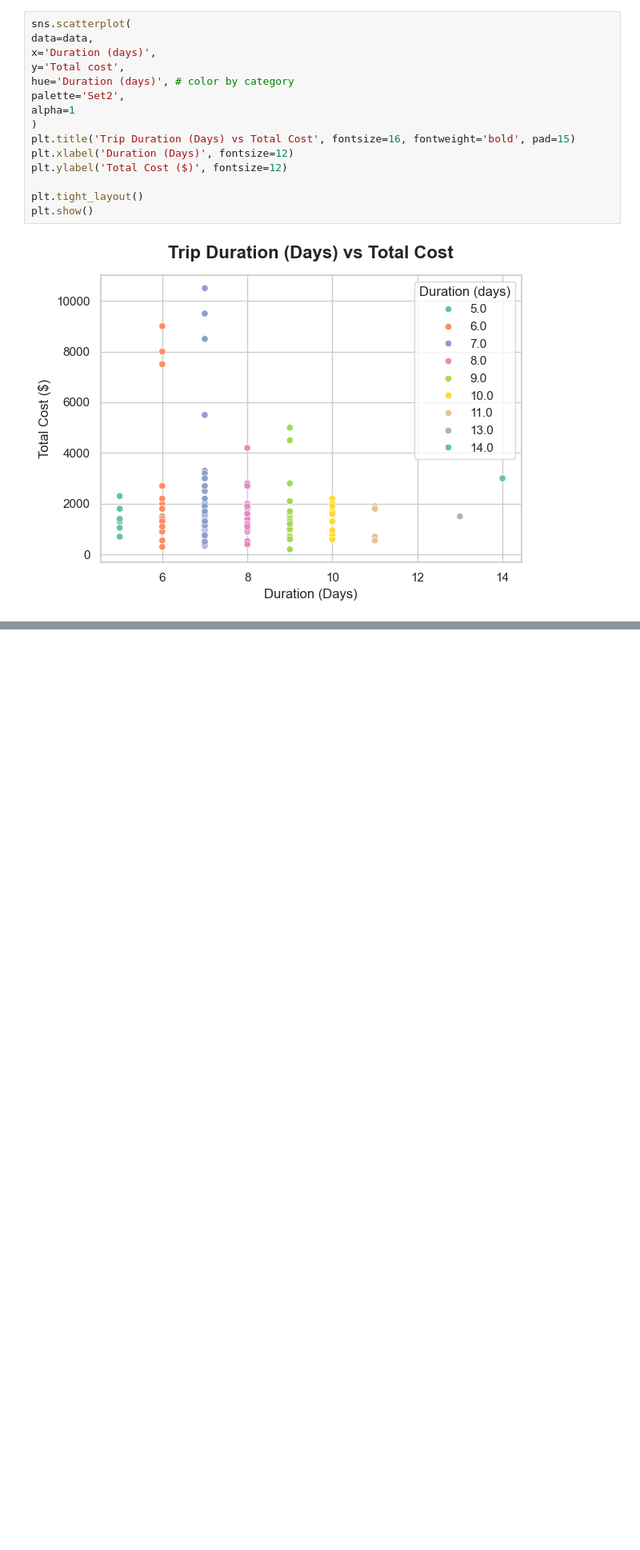
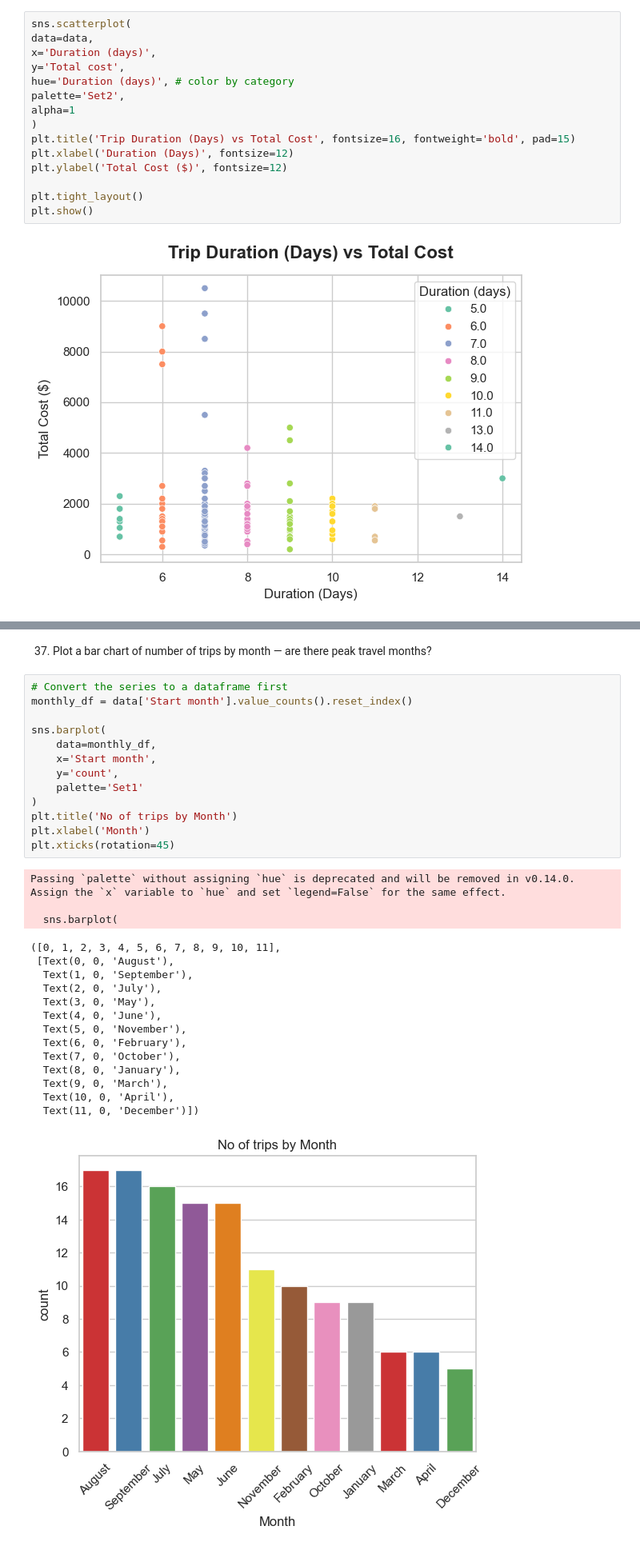
Before and after one commit to bikashsahani/Travel-Data-Analysis, a Jupyter notebook: Travel_data_analysis.ipynb, the cells around one changed output, grey strips where cells are left out. Shown at 80% size. Drawn from its saved outputs; the diff is of its cells as text; blank space fills up the shorter version.

```diff
--- a/Travel_data_analysis.ipynb
+++ b/Travel_data_analysis.ipynb
@@ -709,0 +748,33 @@ plt.show()
+# %% [markdown]
+37. Plot a bar chart of number of trips by month — are there peak travel months?
+# %%
+# Convert the series to a dataframe first
+monthly_df = data['Start month'].value_counts().reset_index()
+
+sns.barplot(
+    data=monthly_df,
+    x='Start month',
+    y='count',
+    palette='Set1'
+)
+plt.title('No of trips by Month')
+plt.xlabel('Month')
+plt.xticks(rotation=45)
+# %% [output]
+Passing `palette` without assigning `hue` is deprecated and will be removed in v0.14.0. Assign the `x` variable to `hue` and set `legend=False` for the same effect.
+
+  sns.barplot(
+([0, 1, 2, 3, 4, 5, 6, 7, 8, 9, 10, 11],
+ [Text(0, 0, 'August'),
+  Text(1, 0, 'September'),
+  Text(2, 0, 'July'),
+  Text(3, 0, 'May'),
+  Text(4, 0, 'June'),
+  Text(5, 0, 'November'),
+  Text(6, 0, 'February'),
+  Text(7, 0, 'October'),
+  Text(8, 0, 'January'),
+  Text(9, 0, 'March'),
+  Text(10, 0, 'April'),
+  Text(11, 0, 'December')])
+[figure, added]
```
Also changed, not shown: parts of 17 cells of this notebook.
